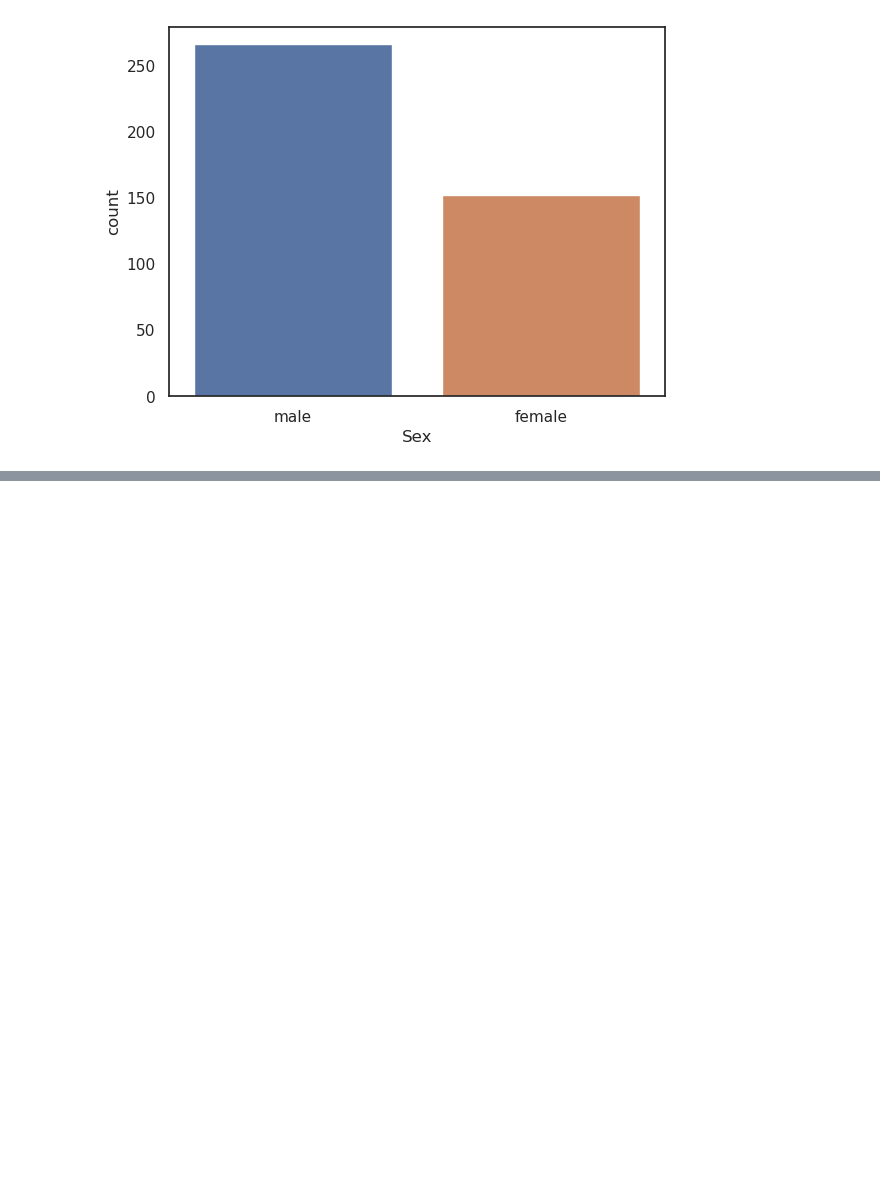
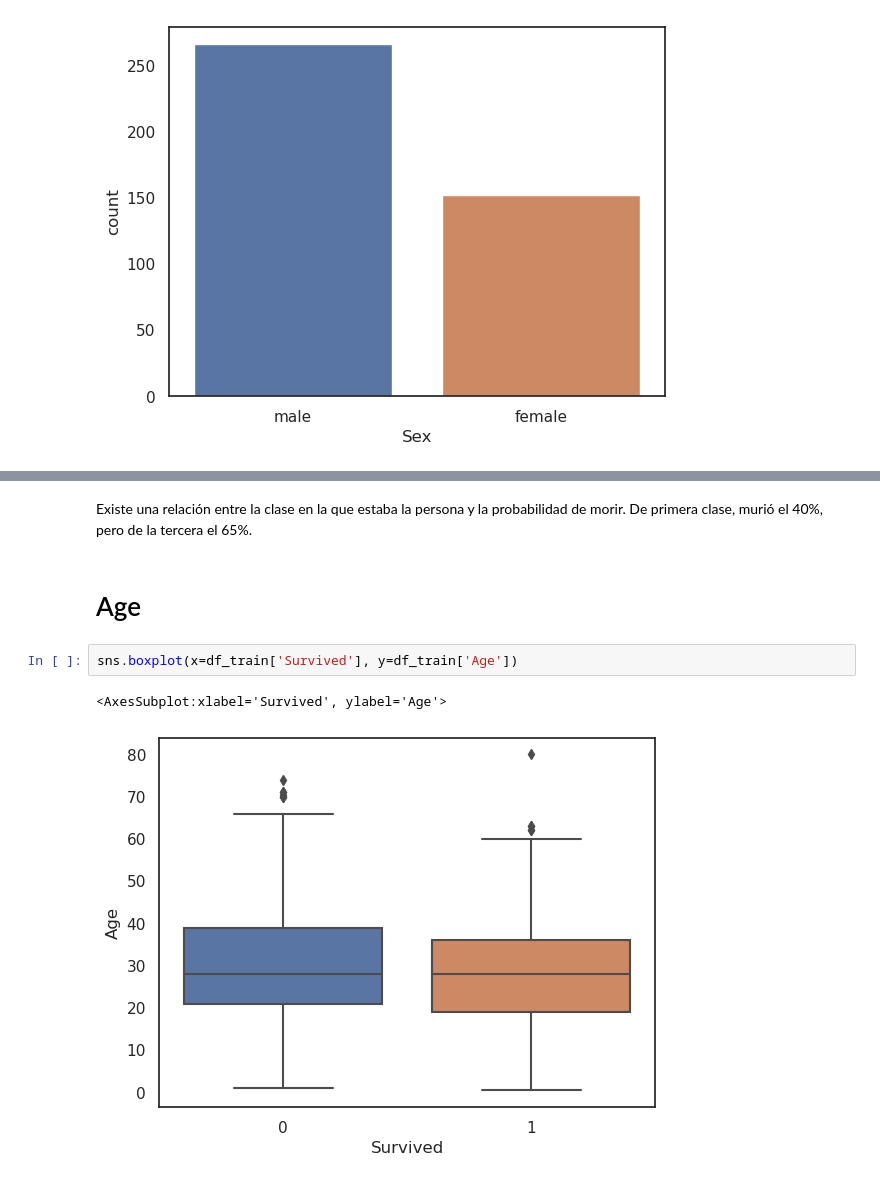
Before and after one commit to gonzaplazag/new-titan, a Jupyter notebook: notebooks/exploratory/exploratory_01.ipynb, the cells around one changed output, grey strips where cells are left out. Saved outputs shown, nothing was run; the diff lists cells and outputs as text; blank space fills up the shorter version.

```diff
--- a/notebooks/exploratory/exploratory_01.ipynb
+++ b/notebooks/exploratory/exploratory_01.ipynb
@@ -90,0 +114,9 @@ graf = sns.countplot(data=df_test, x='Sex', ax=ax)
+# %% [markdown]
+Existe una relación entre la clase en la que estaba la persona y la probabilidad de morir. De primera clase, murió el 40%, pero de la tercera el 65%.
+# %% [markdown]
+# Age
+# %%
+sns.boxplot(x=df_train['Survived'], y=df_train['Age'])
+# %% [output]
+<AxesSubplot:xlabel='Survived', ylabel='Age'>
+[figure, added]
```
Also changed, not shown: parts of 18 cells of this notebook, 15 other files.
